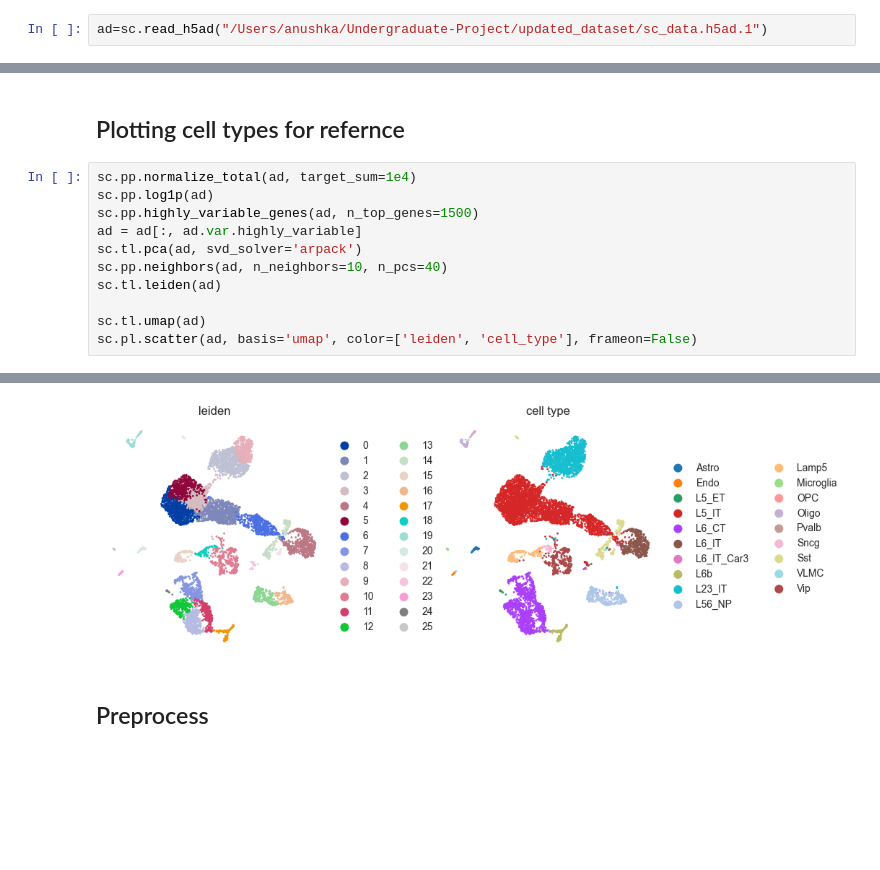
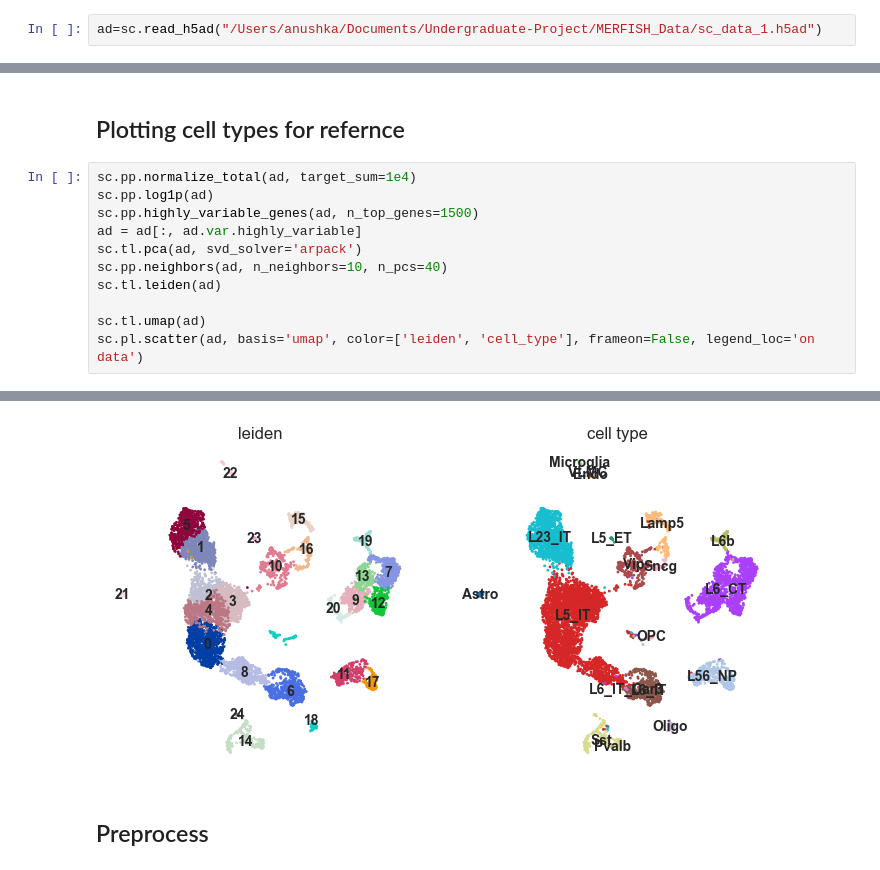
Before and after one commit to anushka-220/Undergraduate-Project, a Jupyter notebook: SEACells implementation on Envi and Covet/seaCells.ipynb, the cells around one changed output, grey strips where cells are left out. Drawn from its saved outputs; the diff is of its cells as text; blank space fills up the shorter version.

```diff
--- a/SEACells implementation on Envi and Covet/seaCells.ipynb
+++ b/SEACells implementation on Envi and Covet/seaCells.ipynb
@@ -18,7 +18,7 @@ sns.set_style("ticks")
 matplotlib.rcParams['figure.figsize']= [4,4]
 matplotlib.rcParams['figure.dpi']= 100
 # %%
-ad=sc.read_h5ad("/Users/anushka/Undergraduate-Project/updated_dataset/sc_data.h5ad.1")
+ad=sc.read_h5ad("/Users/anushka/Documents/Undergraduate-Project/MERFISH_Data/sc_data_1.h5ad")
 # %%
 ad
 # %% [output]
@@ -78,5 +78,5 @@ sc.pp.neighbors(ad, n_neighbors=10, n_pcs=40)
 sc.tl.leiden(ad)
 
 sc.tl.umap(ad)
-sc.pl.scatter(ad, basis='umap', color=['leiden', 'cell_type'], frameon=False)
+sc.pl.scatter(ad, basis='umap', color=['leiden', 'cell_type'], frameon=False, legend_loc='on data')
 # %% [output]
@@ -84,4 +83,4 @@ WARNING: adata.X seems to be already log-transformed.
-[figure, old version]
+[figure, new version]
 # %% [markdown]
 ## Preprocess
 # %%
```
Also changed, not shown: parts of 11 cells of this notebook, 11 other files.
